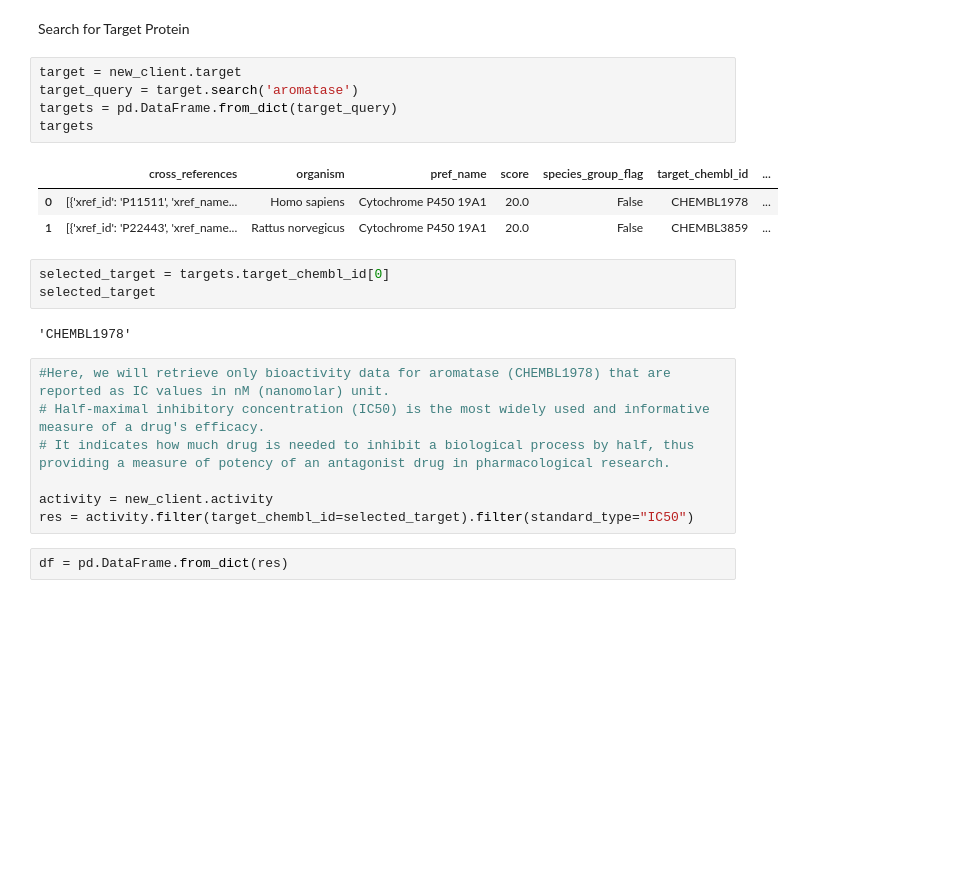
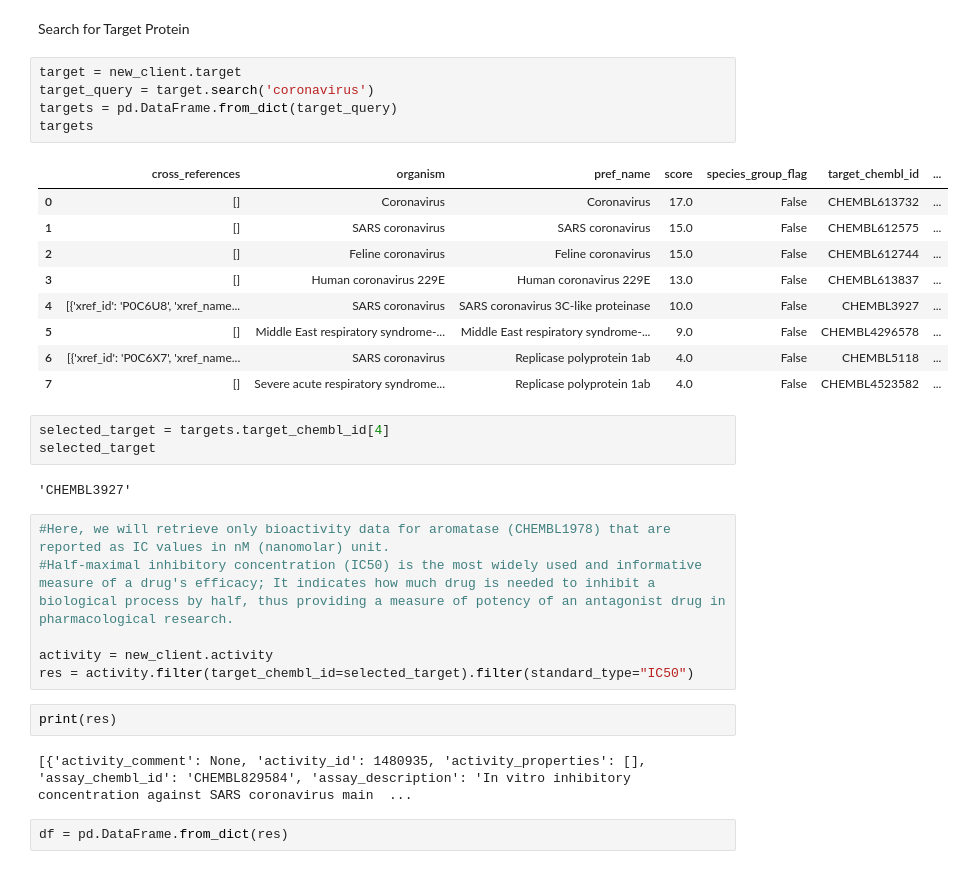
Before and after one commit to bilbaop/drug_discovery, a Jupyter notebook: Drug discovery.ipynb, the cells around one changed output. Saved outputs shown, nothing was run; the diff lists cells and outputs as text; blank space fills up the shorter version.

```diff
--- a/Drug discovery.ipynb
+++ b/Drug discovery.ipynb
@@ -25,25 +20,34 @@ from chembl_webresource_client.new_client import new_client
 Search for Target Protein
 # %%
 target = new_client.target
-target_query = target.search('aromatase')
+target_query = target.search('coronavirus')
 targets = pd.DataFrame.from_dict(target_query)
 targets
 # %% [output]
 |  | cross_references | organism | pref_name | score | species_group_flag | target_chembl_id | ... |
-| 0 | [{'xref_id': 'P11511', 'xref_name... | Homo sapiens | Cytochrome P450 19A1 | 20.0 | False | CHEMBL1978 | ... |
-| 1 | [{'xref_id': 'P22443', 'xref_name... | Rattus norvegicus | Cytochrome P450 19A1 | 20.0 | False | CHEMBL3859 | ... |
+| 0 | [] | Coronavirus | Coronavirus | 17.0 | False | CHEMBL613732 | ... |
+| 1 | [] | SARS coronavirus | SARS coronavirus | 15.0 | False | CHEMBL612575 | ... |
+| 2 | [] | Feline coronavirus | Feline coronavirus | 15.0 | False | CHEMBL612744 | ... |
+| 3 | [] | Human coronavirus 229E | Human coronavirus 229E | 13.0 | False | CHEMBL613837 | ... |
+| 4 | [{'xref_id': 'P0C6U8', 'xref_name... | SARS coronavirus | SARS coronavirus 3C-like proteinase | 10.0 | False | CHEMBL3927 | ... |
+| 5 | [] | Middle East respiratory syndrome-... | Middle East respiratory syndrome-... | 9.0 | False | CHEMBL4296578 | ... |
+| 6 | [{'xref_id': 'P0C6X7', 'xref_name... | SARS coronavirus | Replicase polyprotein 1ab | 4.0 | False | CHEMBL5118 | ... |
+| 7 | [] | Severe acute respiratory syndrome... | Replicase polyprotein 1ab | 4.0 | False | CHEMBL4523582 | ... |
 # %%
-selected_target = targets.target_chembl_id[0]
+selected_target = targets.target_chembl_id[4]
 selected_target
 # %% [output]
-'CHEMBL1978'
+'CHEMBL3927'
 # %%
 #Here, we will retrieve only bioactivity data for aromatase (CHEMBL1978) that are reported as IC values in nM (nanomolar) unit.
-# Half-maximal inhibitory concentration (IC50) is the most widely used and informative measure of a drug's efficacy.
-# It indicates how much drug is needed to inhibit a biological process by half, thus providing a measure of potency of an antagonist drug in pharmacological research.
+#Half-maximal inhibitory concentration (IC50) is the most widely used and informative measure of a drug's efficacy; It indicates how much drug is needed to inhibit a biological process by half, thus providing a measure of potency of an antagonist drug in pharmacological research.
 
 activity = new_client.activity
 res = activity.filter(target_chembl_id=selected_target).filter(standard_type="IC50")
+# %%
+print(res)
+# %% [output]
+[{'activity_comment': None, 'activity_id': 1480935, 'activity_properties': [], 'assay_chembl_id': 'CHEMBL829584', 'assay_description': 'In vitro inhibitory concentration against SARS coronavirus main  ...
 # %%
 df = pd.DataFrame.from_dict(res)
 # %%
```
Also changed, not shown: parts of 16 cells of this notebook.
